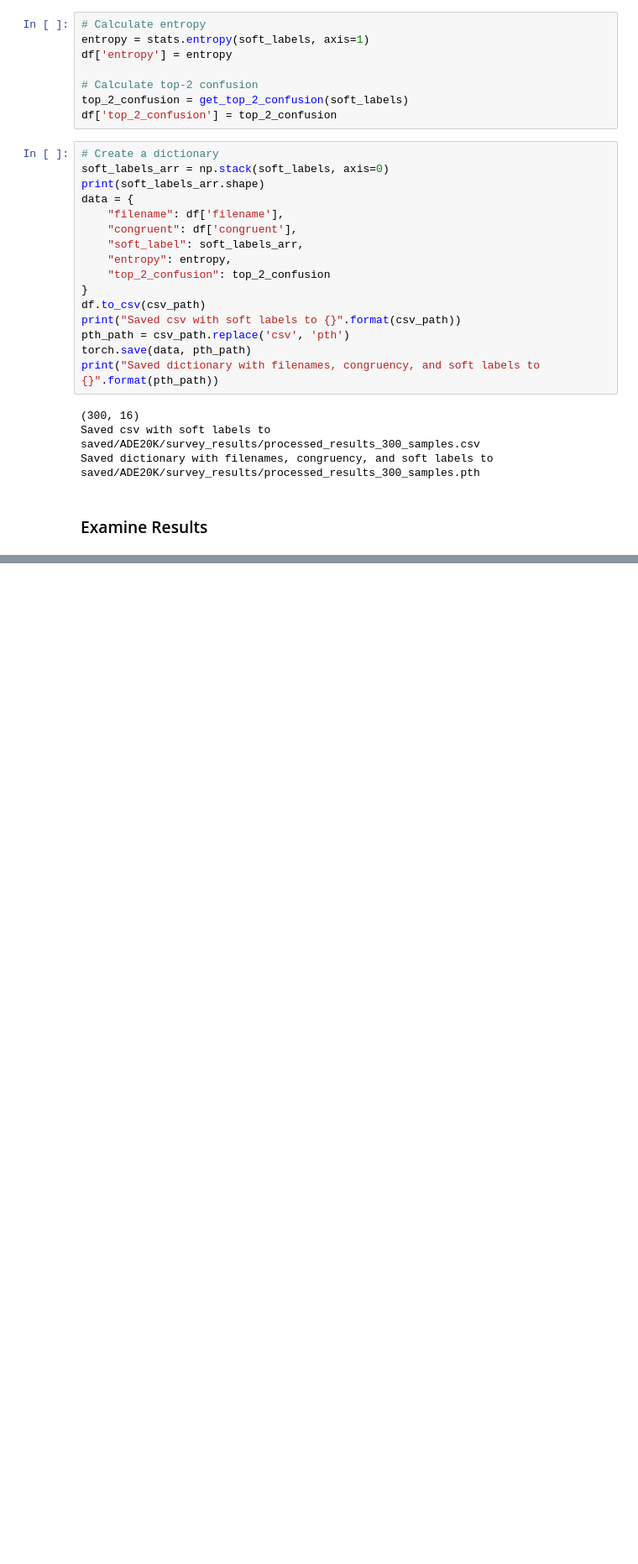
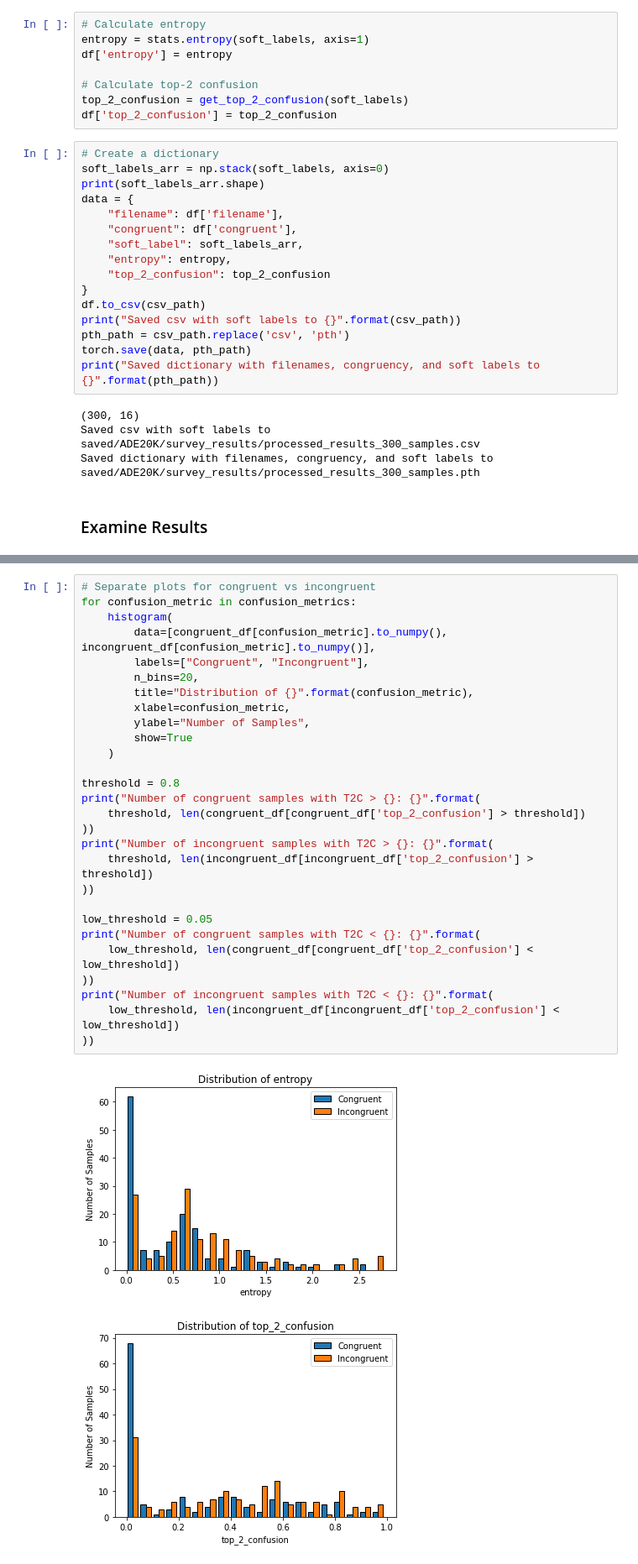
Before and after one commit to allisonchen23/explain-alignment, a Jupyter notebook: process_survey.ipynb, the cells around one changed output, grey strips where cells are left out. Shown at 84% size. Cells and saved outputs as stored; diff of their text form; blank space fills up the shorter version.

```diff
--- a/process_survey.ipynb
+++ b/process_survey.ipynb
@@ -257,0 +227,31 @@ Saved dictionary with filenames, congruency, and soft labels to saved/ADE20K/sur
+# %%
+# Separate plots for congruent vs incongruent
+for confusion_metric in confusion_metrics:
+    histogram(
+        data=[congruent_df[confusion_metric].to_numpy(), incongruent_df[confusion_metric].to_numpy()],
+        labels=["Congruent", "Incongruent"],
+        n_bins=20,
+        title="Distribution of {}".format(confusion_metric),
+        xlabel=confusion_metric,
+        ylabel="Number of Samples",
+        show=True
+    )
+
+threshold = 0.8
+print("Number of congruent samples with T2C > {}: {}".format(
+    threshold, len(congruent_df[congruent_df['top_2_confusion'] > threshold])
+))
+print("Number of incongruent samples with T2C > {}: {}".format(
+    threshold, len(incongruent_df[incongruent_df['top_2_confusion'] > threshold])
+))
+
+low_threshold = 0.05
+print("Number of congruent samples with T2C < {}: {}".format(
+    low_threshold, len(congruent_df[congruent_df['top_2_confusion'] < low_threshold])
+))
+print("Number of incongruent samples with T2C < {}: {}".format(
+    low_threshold, len(incongruent_df[incongruent_df['top_2_confusion'] < low_threshold])
+))
+# %% [output]
+[figure, added]
+[figure, added]
```
Also changed, not shown: parts of 12 cells of this notebook, 1 other file.
